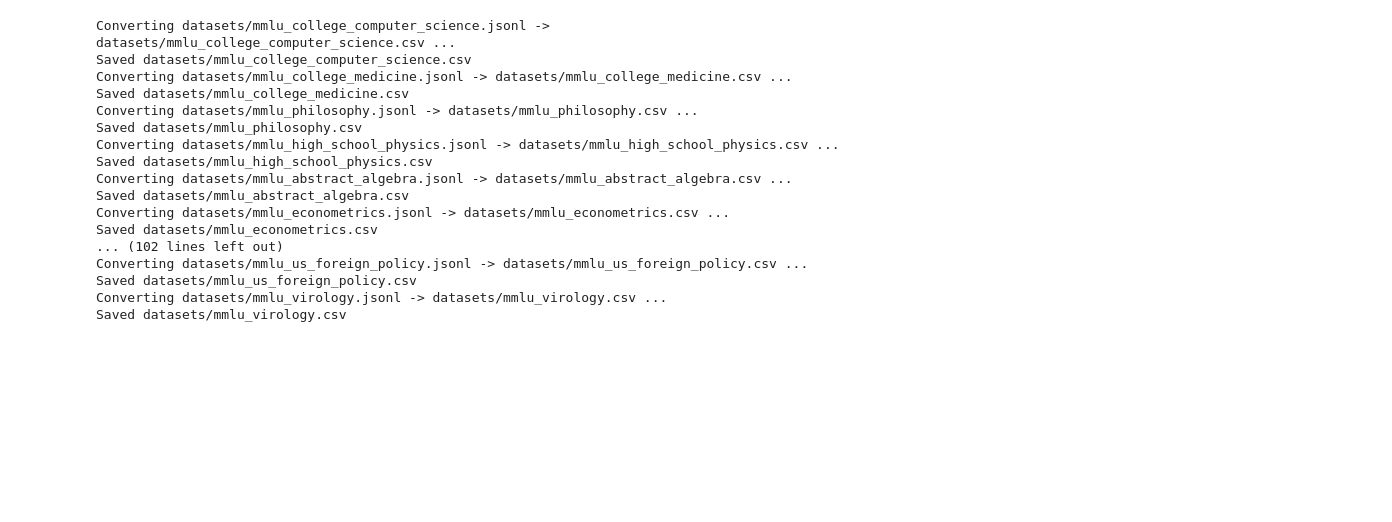
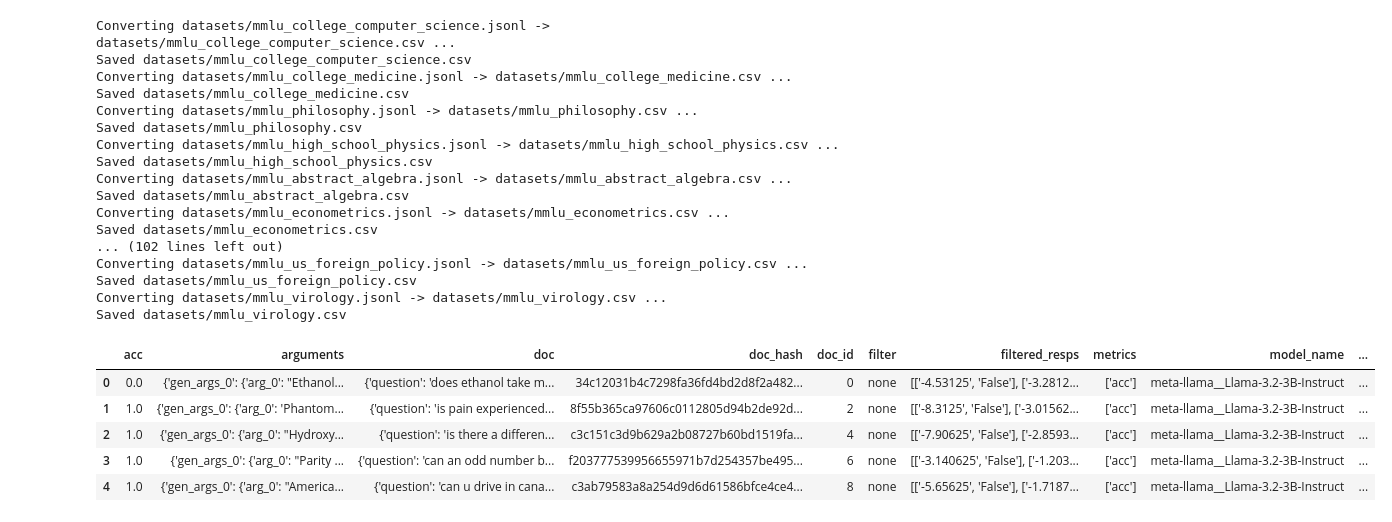
Before and after one commit to laminair/mess-plus, a Jupyter notebook: preprocess.ipynb, the cells around one changed output. Saved outputs shown, nothing was run; the diff lists cells and outputs as text; code cells hidden in the pictures; blank space fills up the shorter version.

```diff
--- a/preprocess.ipynb
+++ b/preprocess.ipynb
@@ -109,4 +115,13 @@ Saved datasets/mmlu_us_foreign_policy.csv
 Converting datasets/mmlu_virology.jsonl -> datasets/mmlu_virology.csv ...
 Saved datasets/mmlu_virology.csv
 # %%
-pd.read_csv("")
+boolq = pd.read_csv("datasets/boolq.csv")
+# %%
+boolq.head()
+# %% [output]
+|  | acc | arguments | doc | doc_hash | doc_id | filter | filtered_resps | metrics | model_name | ... |
+| 0 | 0.0 | {'gen_args_0': {'arg_0': "Ethanol... | {'question': 'does ethanol take m... | 34c12031b4c7298fa36fd4bd2d8f2a482... | 0 | none | [['-4.53125', 'False'], ['-3.2812... | ['acc'] | meta-llama__Llama-3.2-3B-Instruct | ... |
+| 1 | 1.0 | {'gen_args_0': {'arg_0': 'Phantom... | {'question': 'is pain experienced... | 8f55b365ca97606c0112805d94b2de92d... | 2 | none | [['-8.3125', 'False'], ['-3.01562... | ['acc'] | meta-llama__Llama-3.2-3B-Instruct | ... |
+| 2 | 1.0 | {'gen_args_0': {'arg_0': "Hydroxy... | {'question': 'is there a differen... | c3c151c3d9b629a2b08727b60bd1519fa... | 4 | none | [['-7.90625', 'False'], ['-2.8593... | ['acc'] | meta-llama__Llama-3.2-3B-Instruct | ... |
+| 3 | 1.0 | {'gen_args_0': {'arg_0': "Parity ... | {'question': 'can an odd number b... | f203777539956655971b7d254357be495... | 6 | none | [['-3.140625', 'False'], ['-1.203... | ['acc'] | meta-llama__Llama-3.2-3B-Instruct | ... |
+| 4 | 1.0 | {'gen_args_0': {'arg_0': "America... | {'question': 'can u drive in cana... | c3ab79583a8a254d9d6d61586bfce4ce4... | 8 | none | [['-5.65625', 'False'], ['-1.7187... | ['acc'] | meta-llama__Llama-3.2-3B-Instruct | ... |
```
Also changed, not shown: parts of 5 cells of this notebook.
